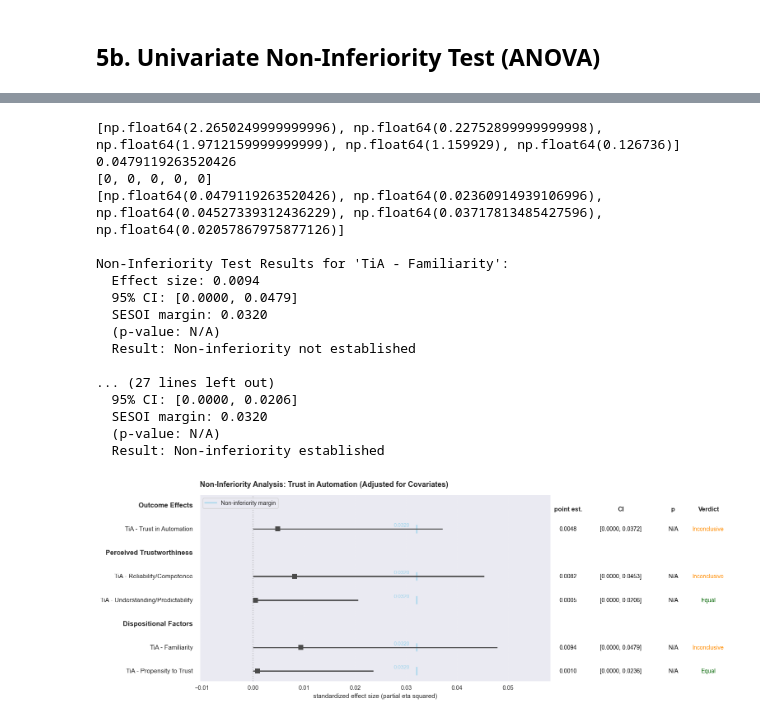
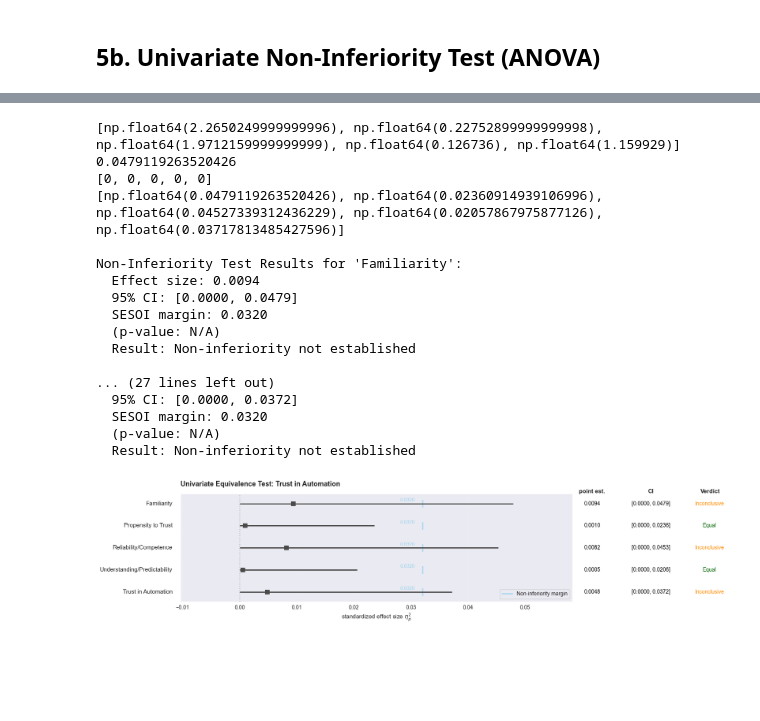
Before and after one commit to TimWiesner99/thesis-analysis, a Jupyter notebook: analysis/univariate.ipynb, the cells around one changed output, grey strips where cells are left out. Saved outputs shown, nothing was run; the diff lists cells and outputs as text; code cells hidden in the pictures; blank space fills up the shorter version.

```diff
--- a/analysis/univariate.ipynb
+++ b/analysis/univariate.ipynb
@@ -10,7 +10,9 @@ hcsds_scales = scales.hcsds_scales
 ati_scales = scales.ati_scales
 manip_check_scales = scales.manip_check_scales
 
-scale_titles = scales.scale_titles
+for k in scales.scale_titles:
+    scales.scale_titles[k] = scales.scale_titles[k].replace('TiA - ', '')
+
 
 # Create output and plot directories if they don't exist
 plots_path = '../plots/univariate_analysis/'
@@ -477,44 +439,43 @@ print(cis_lower_eta)
 print(cis_upper_eta)
 
 fig, ax = plt.subplots(figsize=(5, 25))
 plot_noninferiority_test(
     effect_size=coefs_eta,
     sesoi=eq_margins,
     ci_lower_bounds=cis_lower_eta,  # Pre-computed from F-distribution
     ci_upper_bounds=cis_upper_eta,
     alpha=alpha,
     test_type='upper',
     mode = 'equivalence',
     variable_names=tia_scales,
-    variable_labels=scale_titles,
-    title='Non-Inferiority Analysis: Trust in Automation (Adjusted for Covariates)',
-    xlabel='standardized effect size (partial eta squared)',
-    categories=categories,
-    category_order=['Outcome Effects', 'Perceived Trustworthiness', 'Dispositional Factors'],
-    height_scale=0.7,
-    column_title_pos_shift=-0.5,
+    variable_labels=scales.scale_titles,
+    title='Univariate Equivalence Test: Trust in Automation',
+    xlabel='standardized effect size $\eta_{p}^{2}$',
+    height_scale=0.5,
+    column_title_pos_shift=0,
+    estimate_name='point est.',
     ax=ax
 )
 
 plt.tight_layout()
-plt.savefig(f'{plots_path}univariate_noninferiority_test_standardized.png', dpi=150, transparent=True)
+plt.savefig(f'{plots_path}univariate_equivalence_test_standardized.png', dpi=150, transparent=True)
 plt.show()
 # %% [output]
-[np.float64(2.2650249999999996), np.float64(0.22752899999999998), np.float64(1.9712159999999999), np.float64(1.159929), np.float64(0.126736)]
+[np.float64(2.2650249999999996), np.float64(0.22752899999999998), np.float64(1.9712159999999999), np.float64(0.126736), np.float64(1.159929)]
 0.0479119263520426
 [0, 0, 0, 0, 0]
-[np.float64(0.0479119263520426), np.float64(0.02360914939106996), np.float64(0.04527339312436229), np.float64(0.03717813485427596), np.float64(0.02057867975877126)]
+[np.float64(0.0479119263520426), np.float64(0.02360914939106996), np.float64(0.04527339312436229), np.float64(0.02057867975877126), np.float64(0.03717813485427596)]
 
-Non-Inferiority Test Results for 'TiA - Familiarity':
+Non-Inferiority Test Results for 'Familiarity':
   Effect size: 0.0094
   95% CI: [0.0000, 0.0479]
   SESOI margin: 0.0320
   (p-value: N/A)
   Result: Non-inferiority not established
 
 ... (27 lines left out)
-  95% CI: [0.0000, 0.0206]
+  95% CI: [0.0000, 0.0372]
   SESOI margin: 0.0320
   (p-value: N/A)
-  Result: Non-inferiority established
+  Result: Non-inferiority not established
-[figure, old version]
+[figure, new version]
```
Also changed, not shown: parts of 6 cells of this notebook, 14 other files.
